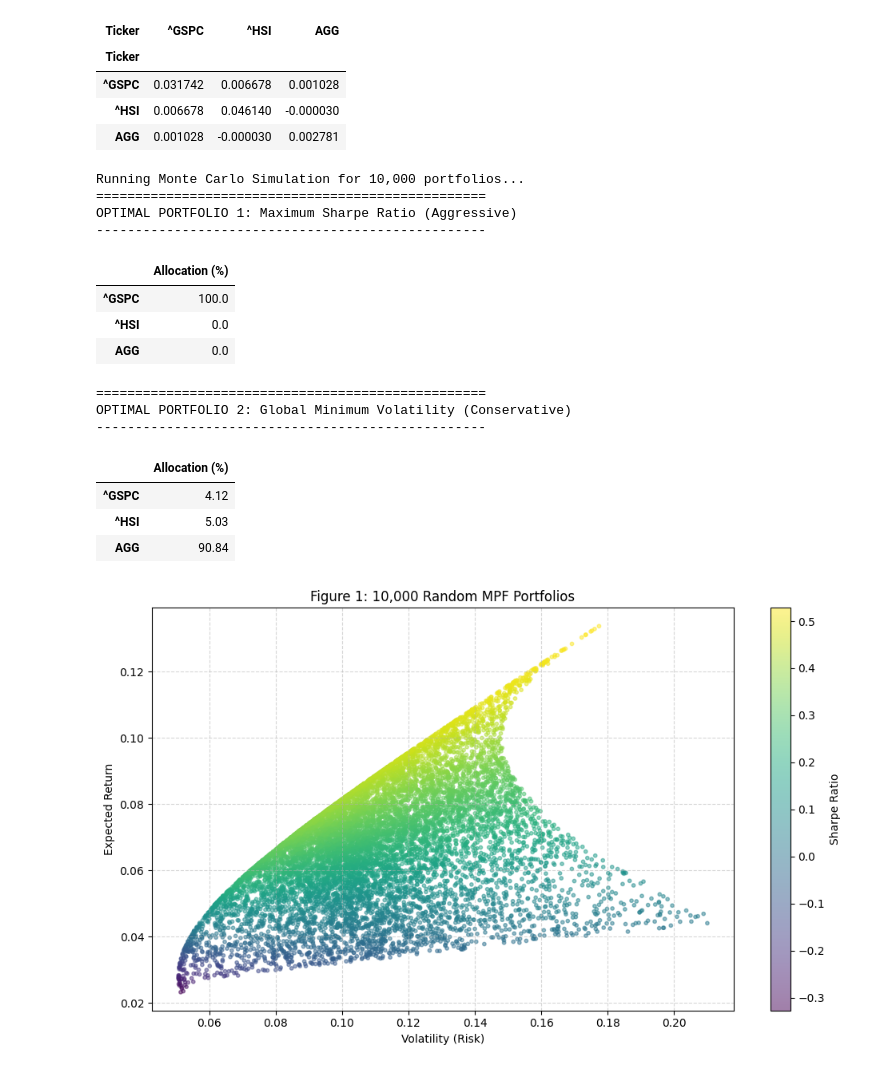
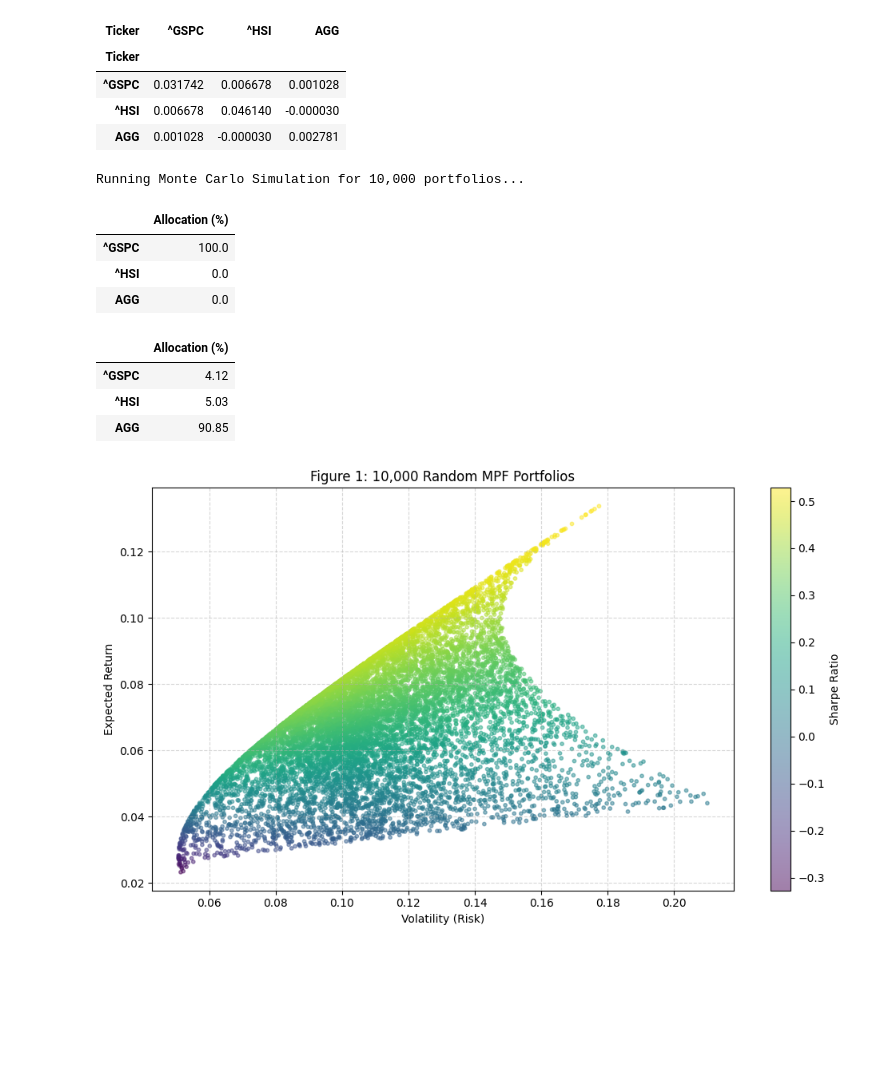
Before and after one commit to dcjznb/Optimizing-Macro-Asset-Allocation-for-Mandatory-Provident-Funds, a Jupyter notebook: MPF_Allocation.ipynb, the cells around one changed output. Drawn from its saved outputs; the diff is of its cells as text; code cells hidden in the pictures; blank space fills up the shorter version.

```diff
--- a/MPF_Allocation.ipynb
+++ b/MPF_Allocation.ipynb
@@ -91,7 +90,7 @@ for i in range(num_portfolios):
     port_volatility = np.sqrt(np.dot(weights.T, np.dot(annual_cov_matrix, weights)))
     results[0,i] = port_return
     results[1,i] = port_volatility
-    results[2,i] = (port_return - risk_free_rate) / port_volatility if port_volatility > 1e-12 else np.nan
+    results[2,i] = (port_return - risk_free_rate) / port_volatility if port_volatility > 0 else np.nan
 
 results_df = pd.DataFrame(results.T, columns=['Return', 'Volatility', 'Sharpe'])
 
@@ -103,7 +102,7 @@ def calc_portfolio_perf(weights, returns, cov_matrix, rf_rate):
 
 def neg_sharpe(weights, returns, cov_matrix, rf_rate):
     p_ret, p_vol = calc_portfolio_perf(weights, returns, cov_matrix, rf_rate)
-    if p_vol <= 1e-12:
+    if p_vol <= 0:
         return np.inf
     return -(p_ret - rf_rate) / p_vol
 
@@ -129,16 +128,10 @@ if not opt_min_vol.success:
     raise RuntimeError(f"Min Volatility optimization failed: {opt_min_vol.message}")
 
 # 10. Display Final Results
-print("=" * 50)
-print("OPTIMAL PORTFOLIO 1: Maximum Sharpe Ratio (Aggressive)")
-print("-" * 50)
 sharpe_weights = pd.DataFrame(opt_sharpe.x, index=tickers, columns=['Allocation (%)'])
 sharpe_weights['Allocation (%)'] = (sharpe_weights['Allocation (%)'] * 100).round(2)
 display(sharpe_weights)
 
-print("\n" + "=" * 50)
-print("OPTIMAL PORTFOLIO 2: Global Minimum Volatility (Conservative)")
-print("-" * 50)
 min_vol_weights = pd.DataFrame(opt_min_vol.x, index=tickers, columns=['Allocation (%)'])
 min_vol_weights['Allocation (%)'] = (min_vol_weights['Allocation (%)'] * 100).round(2)
 display(min_vol_weights)
@@ -167,40 +160,34 @@ plt.show()
 
 plt.figure(figsize=(10, 6))
 plt.scatter(results_df['Volatility'], results_df['Return'], c=results_df['Sharpe'], cmap='viridis', marker='o', s=10, alpha=0.3)
 plt.colorbar(label='Sharpe Ratio')
 plt.plot(efficient_vols, target_returns, 'r--', linewidth=3, label='Efficient Frontier')
 
 max_sharpe_ret = calc_portfolio_perf(opt_sharpe.x, annual_returns, annual_cov_matrix, risk_free_rate)[0]
 max_sharpe_vol = calc_portfolio_perf(opt_sharpe.x, annual_returns, annual_cov_matrix, risk_free_rate)[1]
 plt.scatter(max_sharpe_vol, max_sharpe_ret, marker='*', color='r', s=500, label='Max Sharpe')
 
 min_vol_ret = calc_portfolio_perf(opt_min_vol.x, annual_returns, annual_cov_matrix, risk_free_rate)[0]
 min_vol_vol = calc_portfolio_perf(opt_min_vol.x, annual_returns, annual_cov_matrix, risk_free_rate)[1]
 plt.scatter(min_vol_vol, min_vol_ret, marker='*', color='g', s=500, label='Min Volatility')
 
 plt.xlabel('Volatility (Risk)')
 plt.ylabel('Expected Return')
 plt.title('Figure 2: Efficient Frontier & Optimal Portfolios')
 plt.legend(labelspacing=0.8)
 plt.grid(True, linestyle='--', alpha=0.5)
 plt.tight_layout()
 plt.show()
 # %% [output]
 Running Monte Carlo Simulation for 10,000 portfolios...
-==================================================
-OPTIMAL PORTFOLIO 1: Maximum Sharpe Ratio (Aggressive)
---------------------------------------------------
 |  | Allocation (%) |
 | ^GSPC | 100.0 |
 | ^HSI | 0.0 |
 | AGG | 0.0 |
-==================================================
-OPTIMAL PORTFOLIO 2: Global Minimum Volatility (Conservative)
---------------------------------------------------
 |  | Allocation (%) |
 | ^GSPC | 4.12 |
 | ^HSI | 5.03 |
-| AGG | 90.84 |
+| AGG | 90.85 |
 [figure]
 [figure]
 # %%
```
Also changed, not shown: parts of 2 cells of this notebook.
